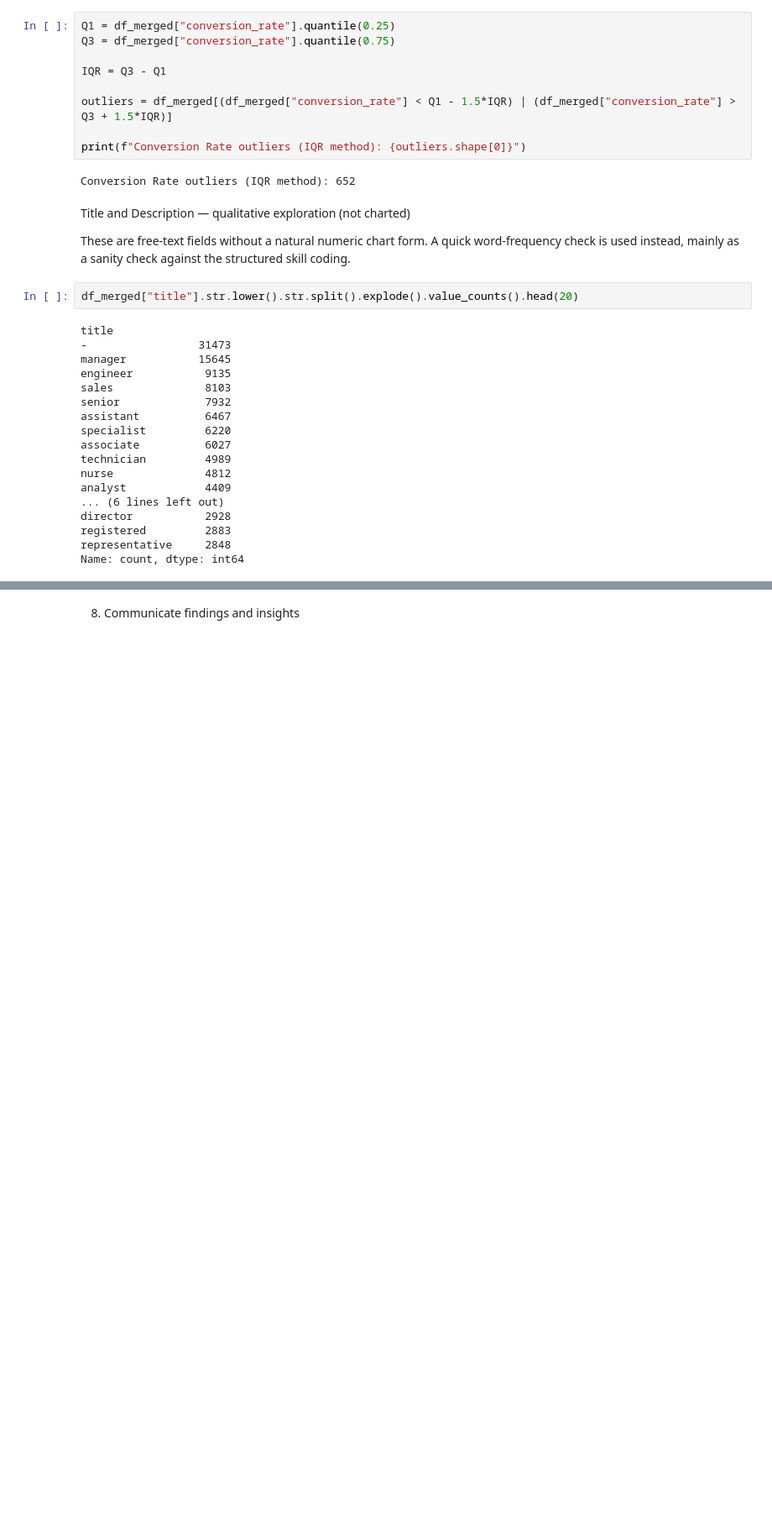
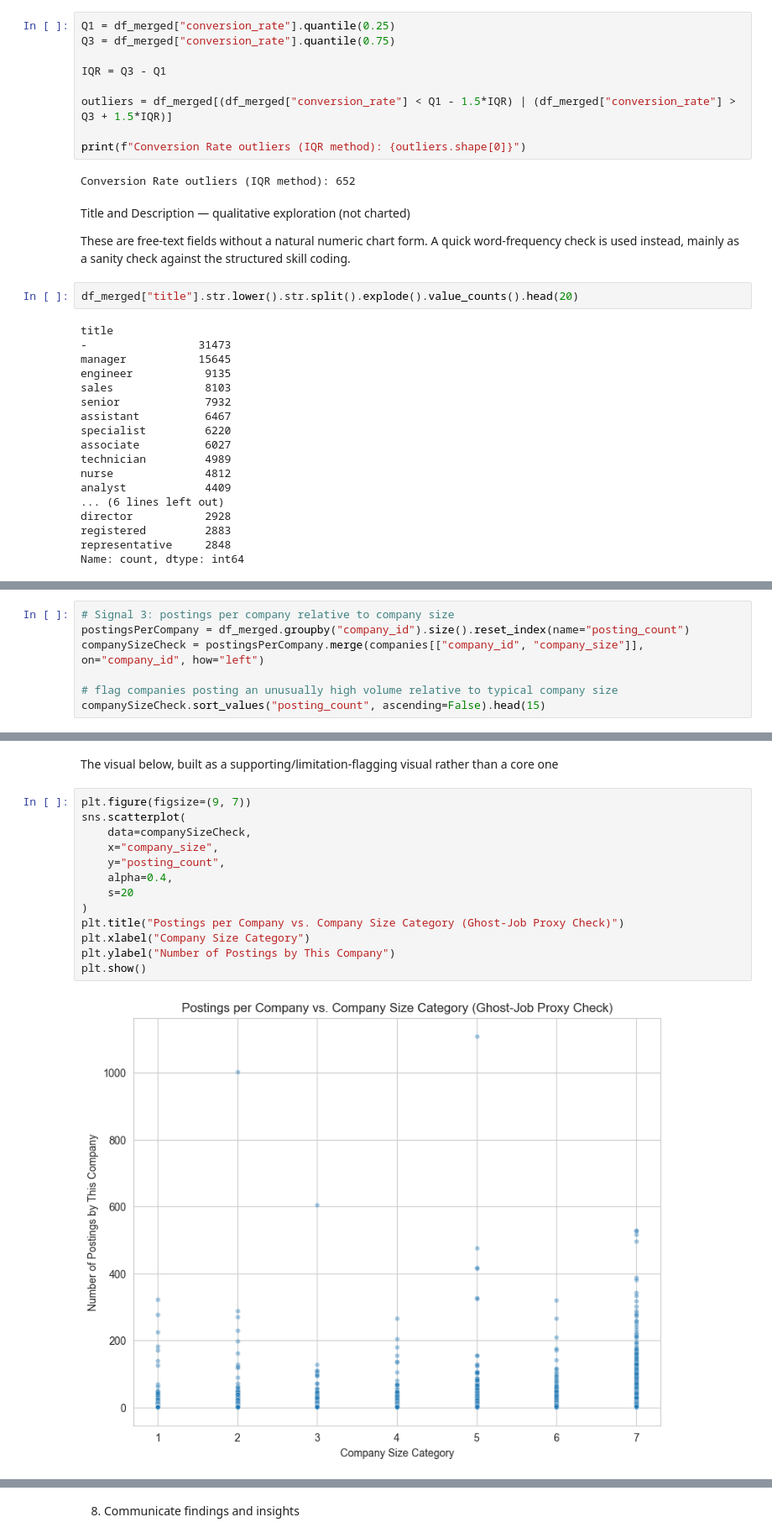
Before and after one commit to AsiyahSpeight/ADS501-Consultancy-Project, a Jupyter notebook: notebooks/jobPostingsExploration.ipynb, the cells around one changed output, grey strips where cells are left out. Shown at 84% size. Saved outputs shown, nothing was run; the diff lists cells and outputs as text; blank space fills up the shorter version.

```diff
--- a/notebooks/jobPostingsExploration.ipynb
+++ b/notebooks/jobPostingsExploration.ipynb
@@ -722,0 +777,7 @@ Name: count, dtype: int64
+# %%
+# Signal 3: postings per company relative to company size
+postingsPerCompany = df_merged.groupby("company_id").size().reset_index(name="posting_count")
+companySizeCheck = postingsPerCompany.merge(companies[["company_id", "company_size"]], on="company_id", how="left")
+
+# flag companies posting an unusually high volume relative to typical company size
+companySizeCheck.sort_values("posting_count", ascending=False).head(15)
@@ -722,0 +801,17 @@ Name: count, dtype: int64
+# %% [markdown]
+The visual below, built as a supporting/limitation-flagging visual rather than a core one
+# %%
+plt.figure(figsize=(9, 7))
+sns.scatterplot(
+    data=companySizeCheck,
+    x="company_size",
+    y="posting_count",
+    alpha=0.4,
+    s=20
+)
+plt.title("Postings per Company vs. Company Size Category (Ghost-Job Proxy Check)")
+plt.xlabel("Company Size Category")
+plt.ylabel("Number of Postings by This Company")
+plt.show()
+# %% [output]
+[figure, added]
```
Also changed, not shown: parts of 15 cells of this notebook.
